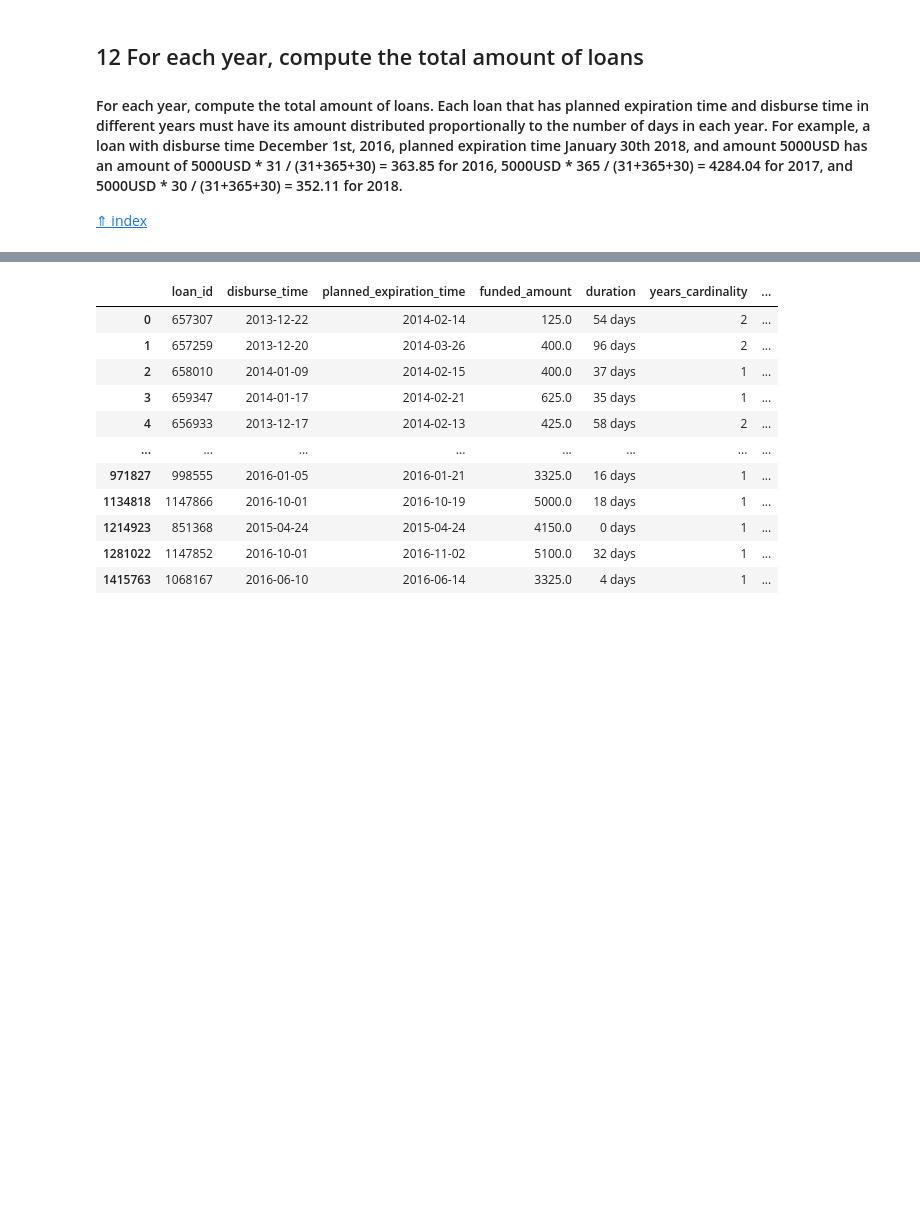
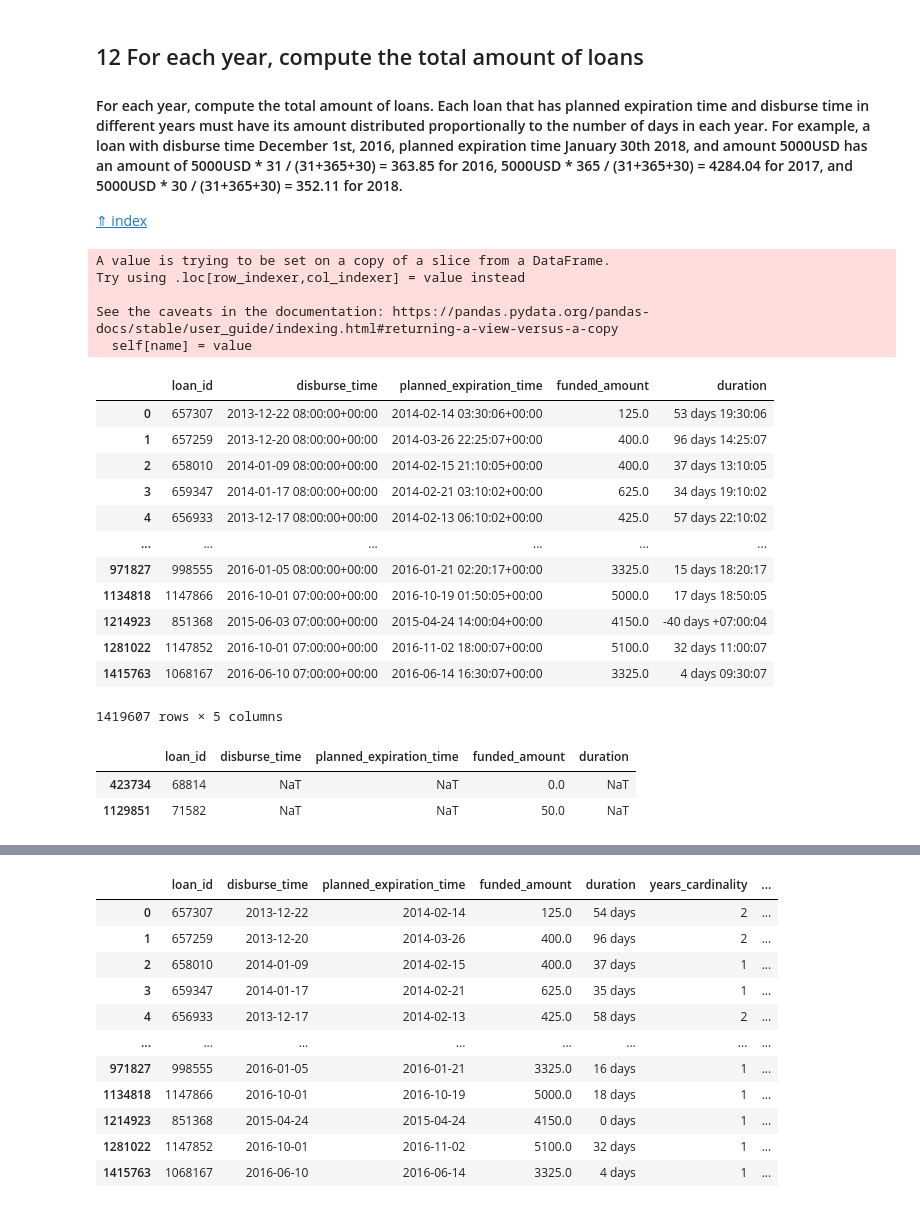
Before and after one commit to kayne87/FoCS, a Jupyter notebook: FoCS_new.ipynb, the cells around one changed output, grey strips where cells are left out. Drawn from its saved outputs; the diff is of its cells as text; code cells hidden in the pictures; blank space fills up the shorter version.

```diff
--- a/FoCS_new.ipynb
+++ b/FoCS_new.ipynb
@@ -760,7 +768,35 @@ From here we can see that the maximum positive ration is 2.7610 for Canada and m
 # %%
 df_loans_years = df_loans[["loan_id", "disburse_time", "planned_expiration_time", "funded_amount", "duration"]]
 
+## Cases where either the disburse_time or planned expiration time is unknown, but the other is known
+## Impute the unknown with the known
 df_loans_years.disburse_time = np.where(df_loans_years.disburse_time.isnull(), df_loans_years.planned_expiration_time, df_loans_years.disburse_time)
 df_loans_years.planned_expiration_time = np.where(df_loans_years.planned_expiration_time.isnull(), df_loans_years.disburse_time, df_loans_years.planned_expiration_time)
 
-df_loans_years = df_loans_years[df_loans_years.disburse_time.notnull() & df_loans_years.planned_expiration_time.notnull()]
+df_loans_years
+# %% [output]
+A value is trying to be set on a copy of a slice from a DataFrame.
+Try using .loc[row_indexer,col_indexer] = value instead
+
+See the caveats in the documentation: https://pandas.pydata.org/pandas-docs/stable/user_guide/indexing.html#returning-a-view-versus-a-copy
+  self[name] = value
+|  | loan_id | disburse_time | planned_expiration_time | funded_amount | duration |
+| 0 | 657307 | 2013-12-22 08:00:00+00:00 | 2014-02-14 03:30:06+00:00 | 125.0 | 53 days 19:30:06 |
+| 1 | 657259 | 2013-12-20 08:00:00+00:00 | 2014-03-26 22:25:07+00:00 | 400.0 | 96 days 14:25:07 |
+| 2 | 658010 | 2014-01-09 08:00:00+00:00 | 2014-02-15 21:10:05+00:00 | 400.0 | 37 days 13:10:05 |
+| 3 | 659347 | 2014-01-17 08:00:00+00:00 | 2014-02-21 03:10:02+00:00 | 625.0 | 34 days 19:10:02 |
+| 4 | 656933 | 2013-12-17 08:00:00+00:00 | 2014-02-13 06:10:02+00:00 | 425.0 | 57 days 22:10:02 |
+| ... | ... | ... | ... | ... | ... |
+| 971827 | 998555 | 2016-01-05 08:00:00+00:00 | 2016-01-21 02:20:17+00:00 | 3325.0 | 15 days 18:20:17 |
+| 1134818 | 1147866 | 2016-10-01 07:00:00+00:00 | 2016-10-19 01:50:05+00:00 | 5000.0 | 17 days 18:50:05 |
+| 1214923 | 851368 | 2015-06-03 07:00:00+00:00 | 2015-04-24 14:00:04+00:00 | 4150.0 | -40 days +07:00:04 |
+| 1281022 | 1147852 | 2016-10-01 07:00:00+00:00 | 2016-11-02 18:00:07+00:00 | 5100.0 | 32 days 11:00:07 |
+| 1415763 | 1068167 | 2016-06-10 07:00:00+00:00 | 2016-06-14 16:30:07+00:00 | 3325.0 | 4 days 09:30:07 |
+1419607 rows × 5 columns
+# %%
+## We now check for the possibility if both disburse_time and planned_expiration_time are not known simulataneously
+df_loans_years[df_loans_years.disburse_time.isnull() & df_loans_years.planned_expiration_time.isnull()]
+# %% [output]
+|  | loan_id | disburse_time | planned_expiration_time | funded_amount | duration |
+| 423734 | 68814 | NaT | NaT | 0.0 | NaT |
+| 1129851 | 71582 | NaT | NaT | 50.0 | NaT |
```
Also changed, not shown: parts of 32 cells of this notebook, 1 other file.
